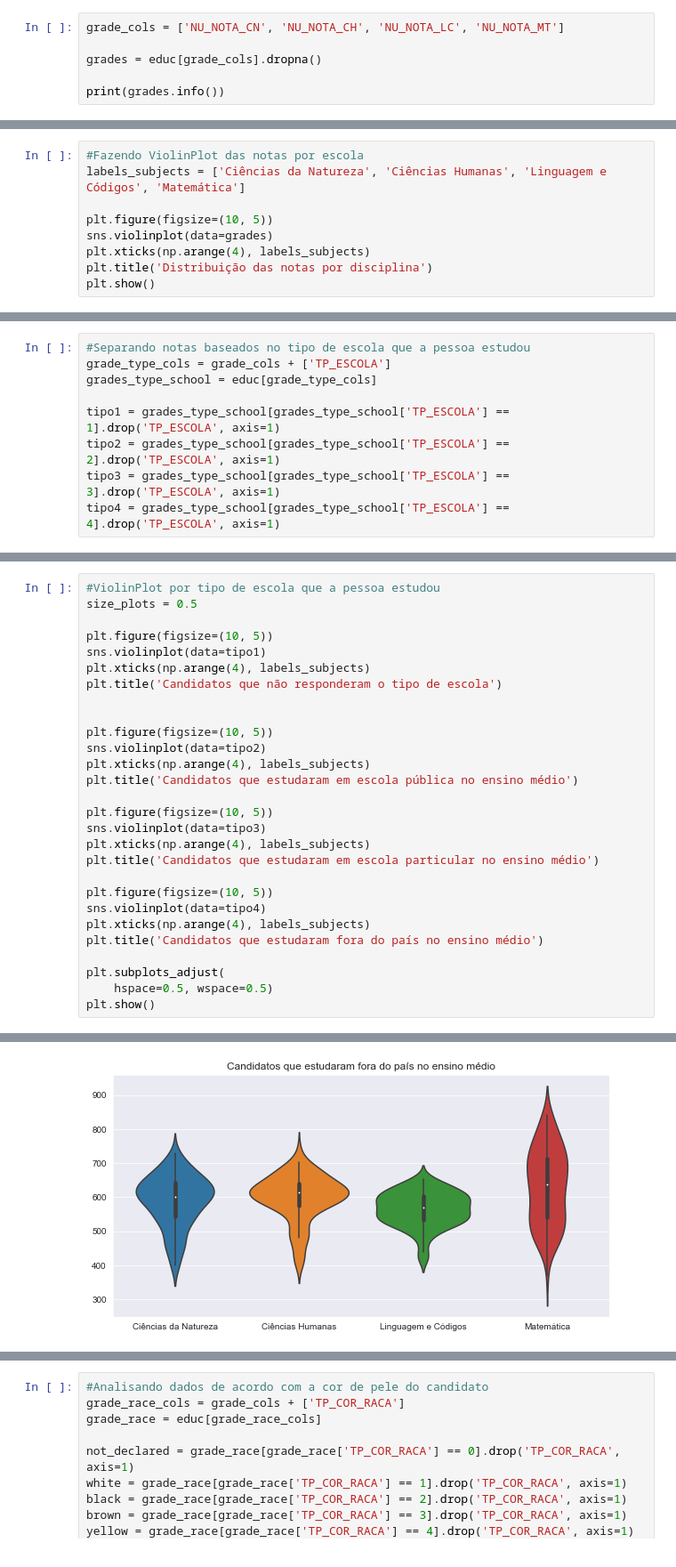
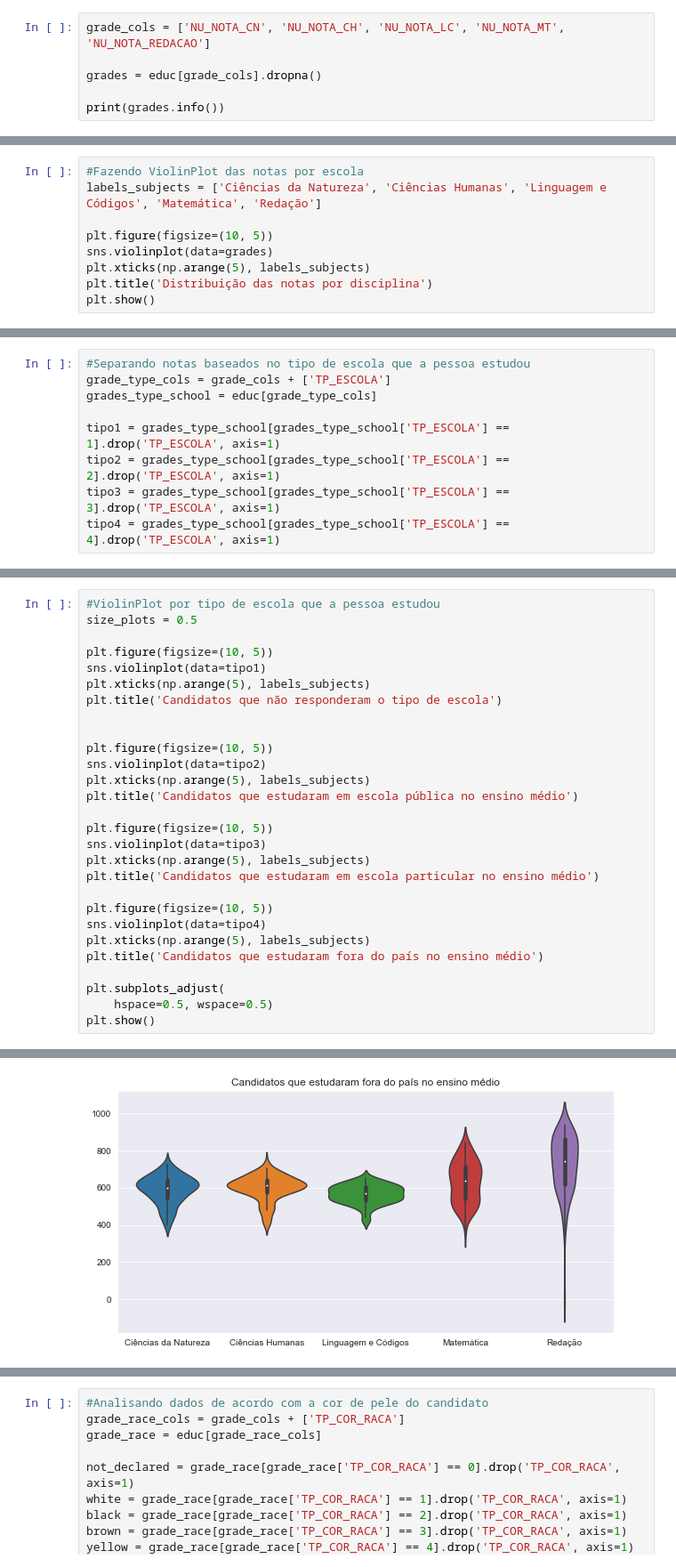
Before and after one commit to paulovictorcorreia/rn_enem_data_analysis, a Jupyter notebook: eda_enem_rn_2017.ipynb, the cells around one changed output, grey strips where cells are left out. Shown: that part at 89% size. Drawn from its saved outputs; the diff is of its cells as text.

```diff
--- a/eda_enem_rn_2017.ipynb
+++ b/eda_enem_rn_2017.ipynb
@@ -24,7 +24,7 @@ None
 # 2. Raw analysis of the grades
 In this section, we're gonna analyse the distribution of grades in each subject, and also visualize how social and economic factors, like the type of school in which the student spent his high school, have influence in the data's spread and other statistical attributes, such as mean, median, etc...
 # %%
-grade_cols = ['NU_NOTA_CN', 'NU_NOTA_CH', 'NU_NOTA_LC', 'NU_NOTA_MT']
+grade_cols = ['NU_NOTA_CN', 'NU_NOTA_CH', 'NU_NOTA_LC', 'NU_NOTA_MT', 'NU_NOTA_REDACAO']
 
 grades = educ[grade_cols].dropna()
 
@@ -84,11 +85,11 @@ plt.show()
 [figure]
 # %%
 #Fazendo ViolinPlot das notas por escola
-labels_subjects = ['Ciências da Natureza', 'Ciências Humanas', 'Linguagem e Códigos', 'Matemática']
+labels_subjects = ['Ciências da Natureza', 'Ciências Humanas', 'Linguagem e Códigos', 'Matemática', 'Redação']
 
 plt.figure(figsize=(10, 5))
 sns.violinplot(data=grades)
-plt.xticks(np.arange(4), labels_subjects)
+plt.xticks(np.arange(5), labels_subjects)
 plt.title('Distribuição das notas por disciplina')
 plt.show()
 # %% [output]
@@ -139,23 +140,23 @@ size_plots = 0.5
 
 plt.figure(figsize=(10, 5))
 sns.violinplot(data=tipo1)
-plt.xticks(np.arange(4), labels_subjects)
+plt.xticks(np.arange(5), labels_subjects)
 plt.title('Candidatos que não responderam o tipo de escola')
 
 
 plt.figure(figsize=(10, 5))
 sns.violinplot(data=tipo2)
-plt.xticks(np.arange(4), labels_subjects)
+plt.xticks(np.arange(5), labels_subjects)
 plt.title('Candidatos que estudaram em escola pública no ensino médio')
 
 plt.figure(figsize=(10, 5))
 sns.violinplot(data=tipo3)
-plt.xticks(np.arange(4), labels_subjects)
+plt.xticks(np.arange(5), labels_subjects)
 plt.title('Candidatos que estudaram em escola particular no ensino médio')
 
 plt.figure(figsize=(10, 5))
 sns.violinplot(data=tipo4)
-plt.xticks(np.arange(4), labels_subjects)
+plt.xticks(np.arange(5), labels_subjects)
 plt.title('Candidatos que estudaram fora do país no ensino médio')
 
 plt.subplots_adjust(
@@ -168,4 +169,4 @@ plt.show()
-[figure, old version]
+[figure, new version]
 # %%
 #Separando as notas de acordo com o sexo do candidato da prova
 grades_sex_cols = grade_cols + ['TP_SEXO']
```
Also changed, not shown: parts of 18 cells of this notebook.
